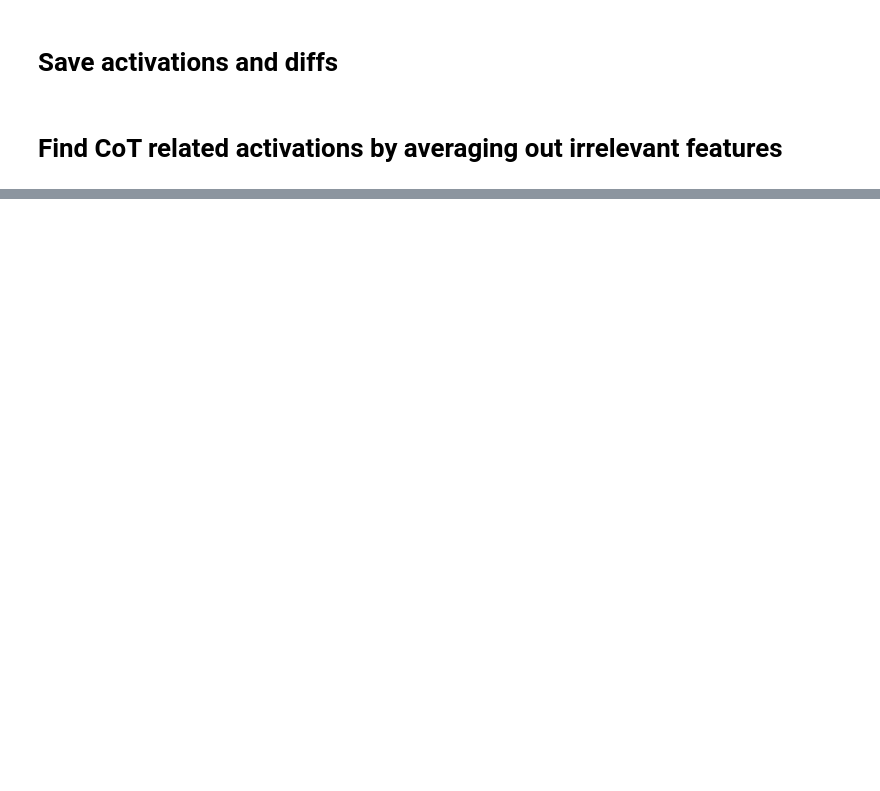
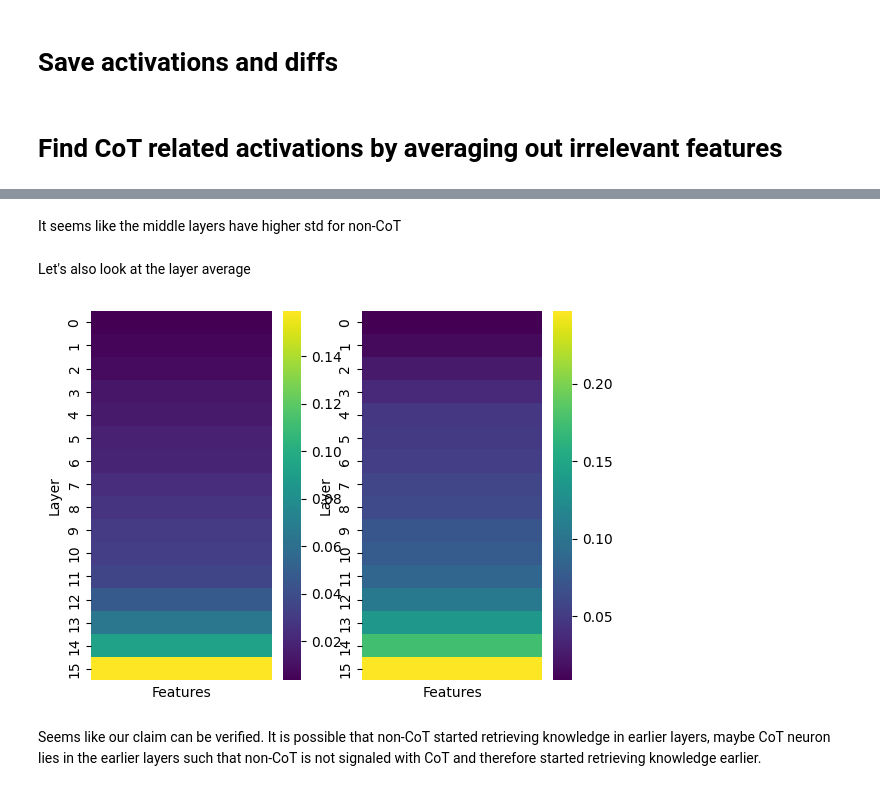
Before and after one commit to ShenranTomWang/CoT, a Jupyter notebook: CoT.ipynb, the cells around one changed output, grey strips where cells are left out. Cells and saved outputs as stored; diff of their text form; code cells hidden in the pictures; blank space fills up the shorter version.

```diff
--- a/CoT.ipynb
+++ b/CoT.ipynb
@@ -414,0 +458,15 @@ tensor([[  85],
+# %% [markdown]
+It seems like the middle layers have higher std for non-CoT
+# %% [markdown]
+Let's also look at the layer average
+# %%
+layer_avg_std_exp_resid = torch.mean(std_exp_resid, dim=1).unsqueeze(1)
+layer_avg_std_resid = torch.mean(std_resid, dim=1).unsqueeze(1)
+fig, axes = plt.subplots(ncols=2)
+draw_heatmap(layer_avg_std_exp_resid, axes[0])
+draw_heatmap(layer_avg_std_resid, axes[1])
+plt.show()
+# %% [output]
+[figure, added]
+# %% [markdown]
+Seems like our claim can be verified. It is possible that non-CoT started retrieving knowledge in earlier layers, maybe CoT neuron lies in the earlier layers such that non-CoT is not signaled with CoT and therefore started retrieving knowledge earlier.
```
Also changed, not shown: parts of 15 cells of this notebook.
